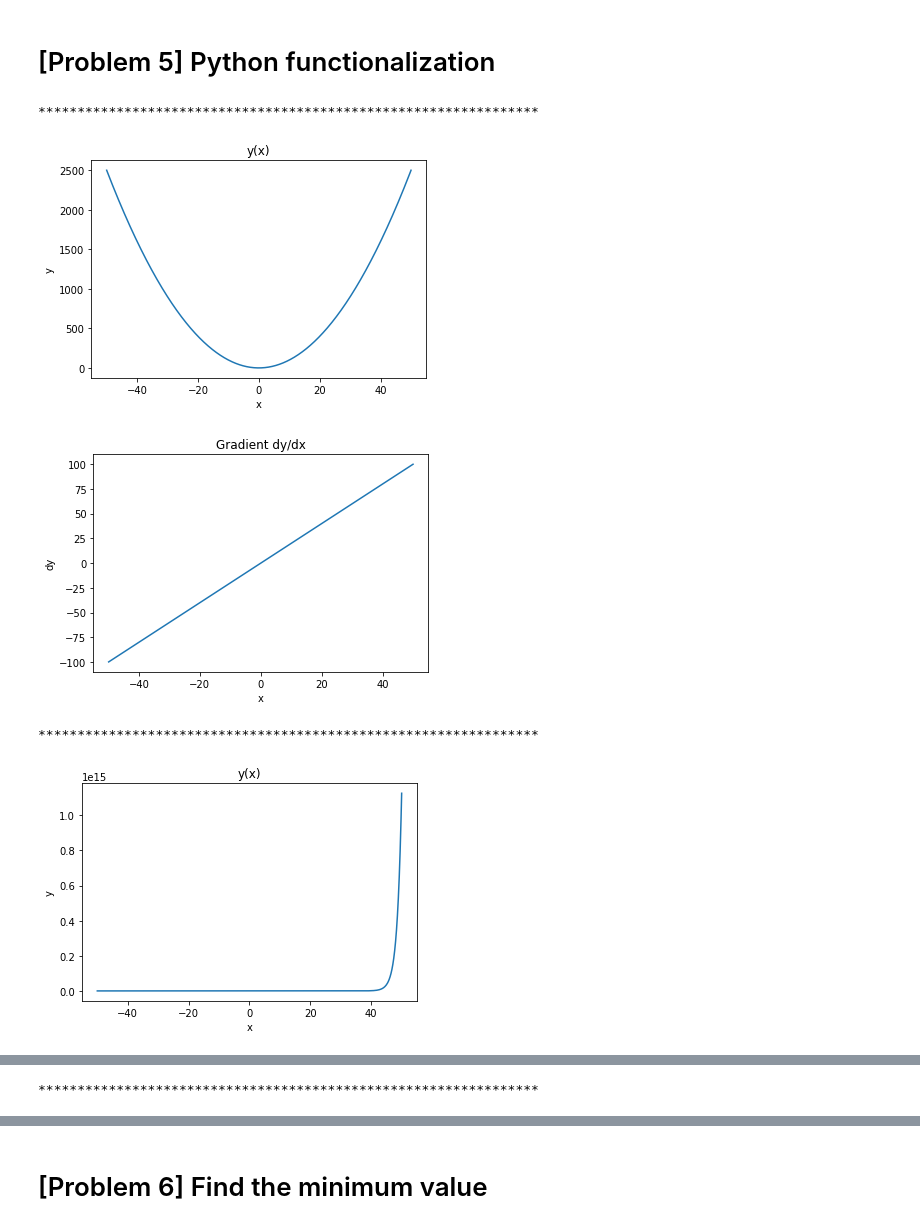
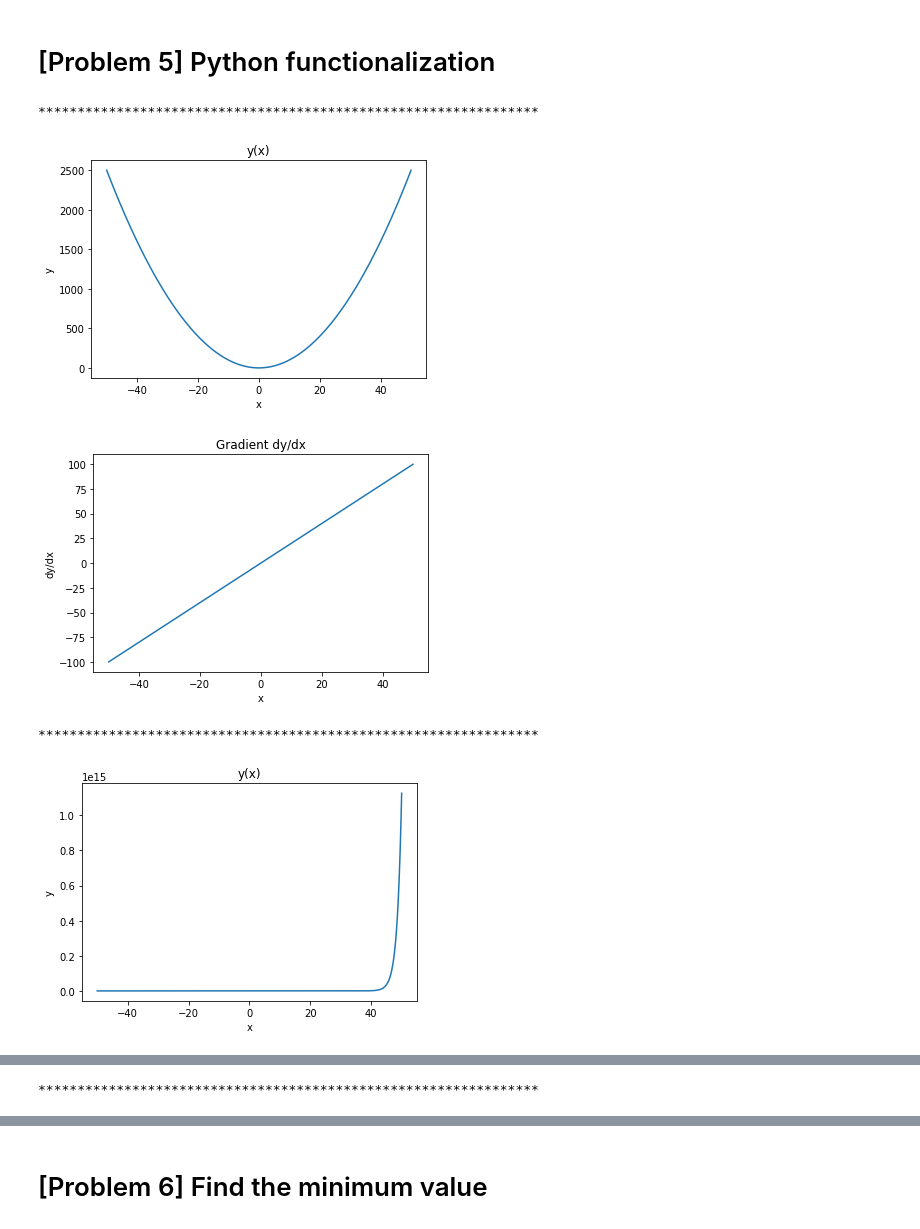
Before and after one commit to tiviluson/diveintocode-ml, a Jupyter notebook: Assignment_2a_Two_dimensional_array_and_Gradient_problem.ipynb, the cells around one changed output, grey strips where cells are left out. Drawn from its saved outputs; the diff is of its cells as text; code cells hidden in the pictures.

```diff
--- a/Assignment_2a_Two_dimensional_array_and_Gradient_problem.ipynb
+++ b/Assignment_2a_Two_dimensional_array_and_Gradient_problem.ipynb
@@ -88,34 +103,34 @@ def compute_gradient(function, x_range=(-50, 50.1, 0.1)):
     plt.xlabel("x")
     plt.ylabel("y")
     plt.title("y(x)")
     plt.show()
     plt.clf()
     plt.plot(x[1:], gradient)
     plt.xlabel("x")
-    plt.ylabel("dy")
+    plt.ylabel("dy/dx")
     plt.title("Gradient dy/dx")
     plt.show()
 
     return array_xy, gradient
 
 def function1(array_x):
     array_y = array_x ** 2
     return array_y
 
 def function2(array_x):
     array_y = 2*(array_x**2) + 2**array_x
     return array_y
 
 def function3(array_x):
     array_y = np.sin(array_x**(1/2))
     return array_y
 
 array_xy, gradient = compute_gradient(function1)
 array_xy, gradient = compute_gradient(function2)
 array_xy, gradient = compute_gradient(function3, x_range=(0,50.1,0.1))
 # %% [output]
 ****************************************************************
 [figure]
-[figure, old version]
+[figure, new version]
 ****************************************************************
 [figure]
```
Also changed, not shown: parts of 4 cells of this notebook.
